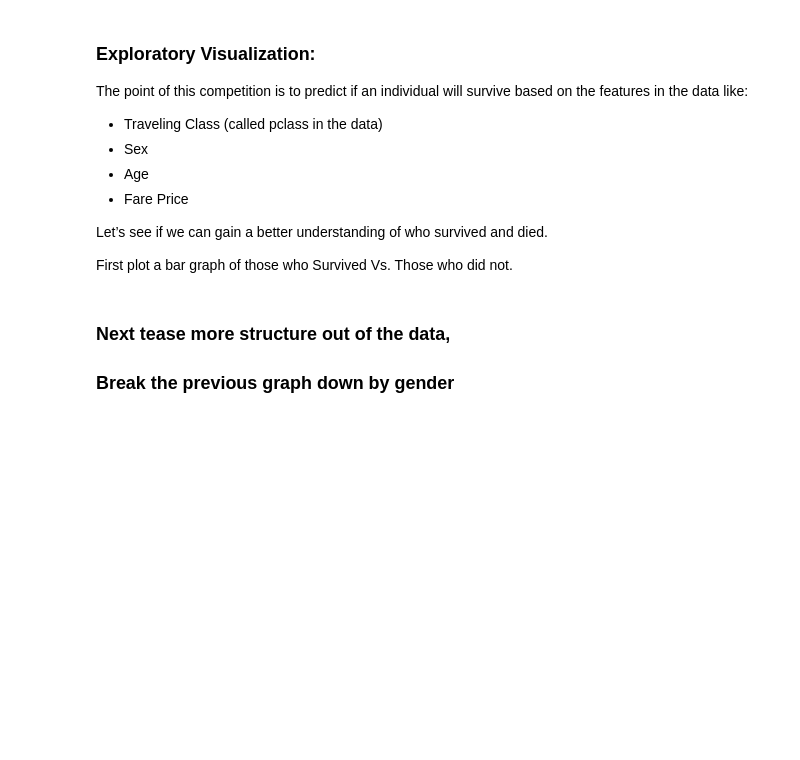
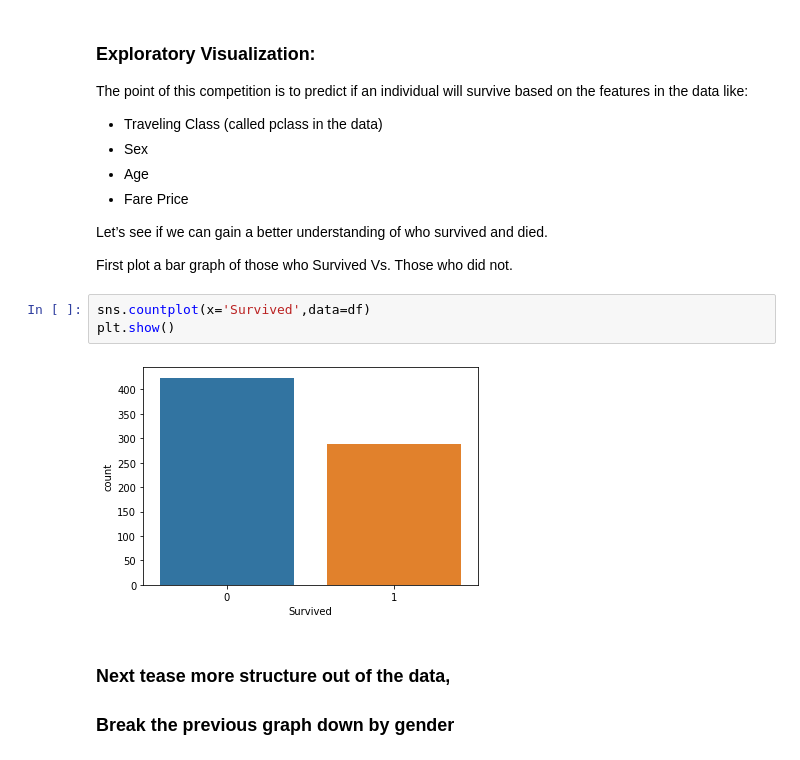
Before and after one commit to srk-practicum/2022-knu-yolo, a Jupyter notebook: Tasks/task1/Titanic_template.ipynb, the cells around one changed output. Drawn from its saved outputs; the diff is of its cells as text; blank space fills up the shorter version.

```diff
--- a/Tasks/task1/Titanic_template.ipynb
+++ b/Tasks/task1/Titanic_template.ipynb
@@ -128,6 +188,11 @@ Let’s see if we can gain a better understanding of who survived and died.
 
 
 First plot a bar graph of those who Survived Vs. Those who did not.
+# %%
+sns.countplot(x='Survived',data=df)
+plt.show()
+# %% [output]
+[figure, added]
 # %% [markdown]
 ### Next tease more structure out of the data,
 ### Break the previous graph down by gender
```
Also changed, not shown: parts of 21 cells of this notebook.
